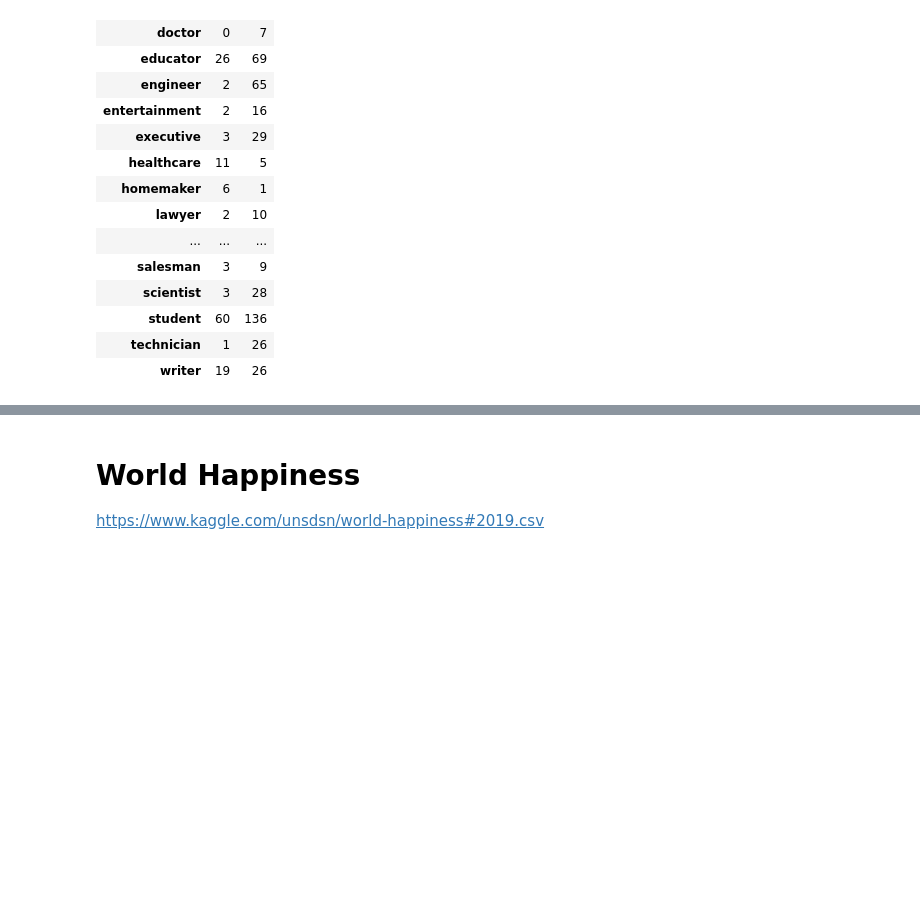
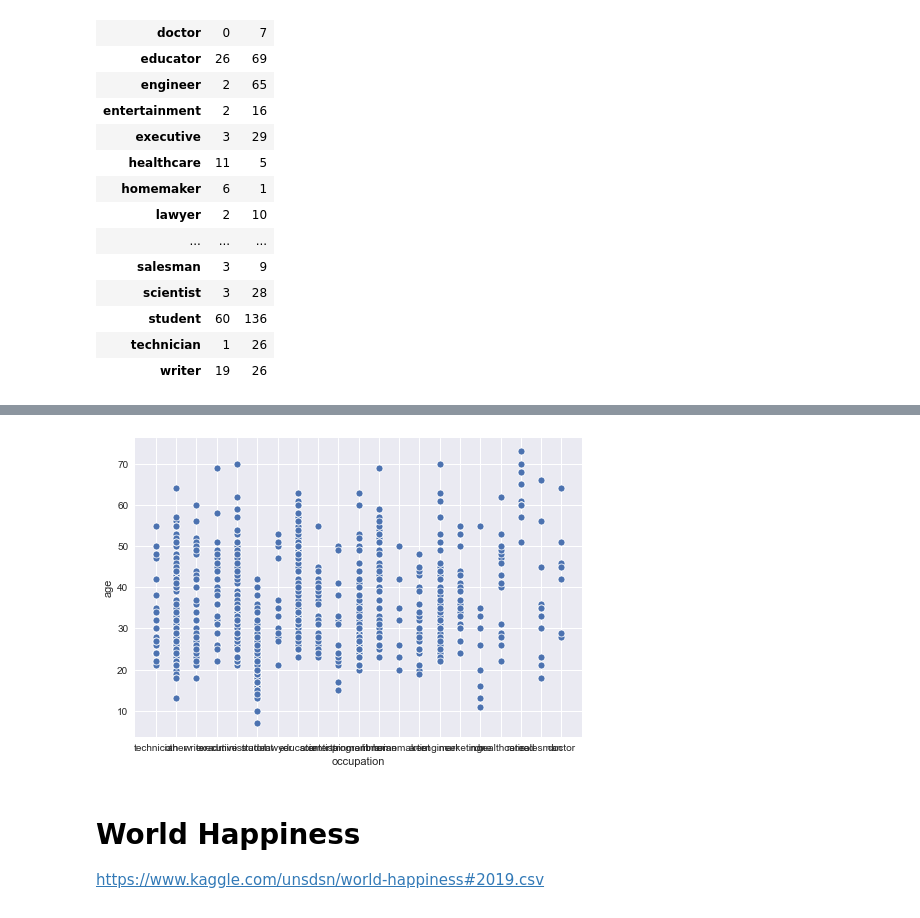
Before and after one commit to Damianus04/data-science-purwadhika, a Jupyter notebook: Modul_2_Statistics_&_Python_Working_Files/20210201 - Exam Tryout/Exam Tryout - Modul 2.ipynb, the cells around one changed output, grey strips where cells are left out. Saved outputs shown, nothing was run; the diff lists cells and outputs as text; code cells hidden in the pictures; blank space fills up the shorter version.

```diff
--- a/Modul_2_Statistics_&_Python_Working_Files/20210201 - Exam Tryout/Exam Tryout - Modul 2.ipynb
+++ b/Modul_2_Statistics_&_Python_Working_Files/20210201 - Exam Tryout/Exam Tryout - Modul 2.ipynb
@@ -442,3 +522,9 @@ pd.crosstab(index=df['occupation'], colnames=[''], columns=df['gender'])
+# %%
+plt.style.use('seaborn')
+sns.scatterplot(data=df, x='occupation', y='age')
+plt.show()
+# %% [output]
+[figure, added]
 # %% [markdown]
 # World Happiness
 
```
Also changed, not shown: parts of 6 cells of this notebook, 9 other files.
